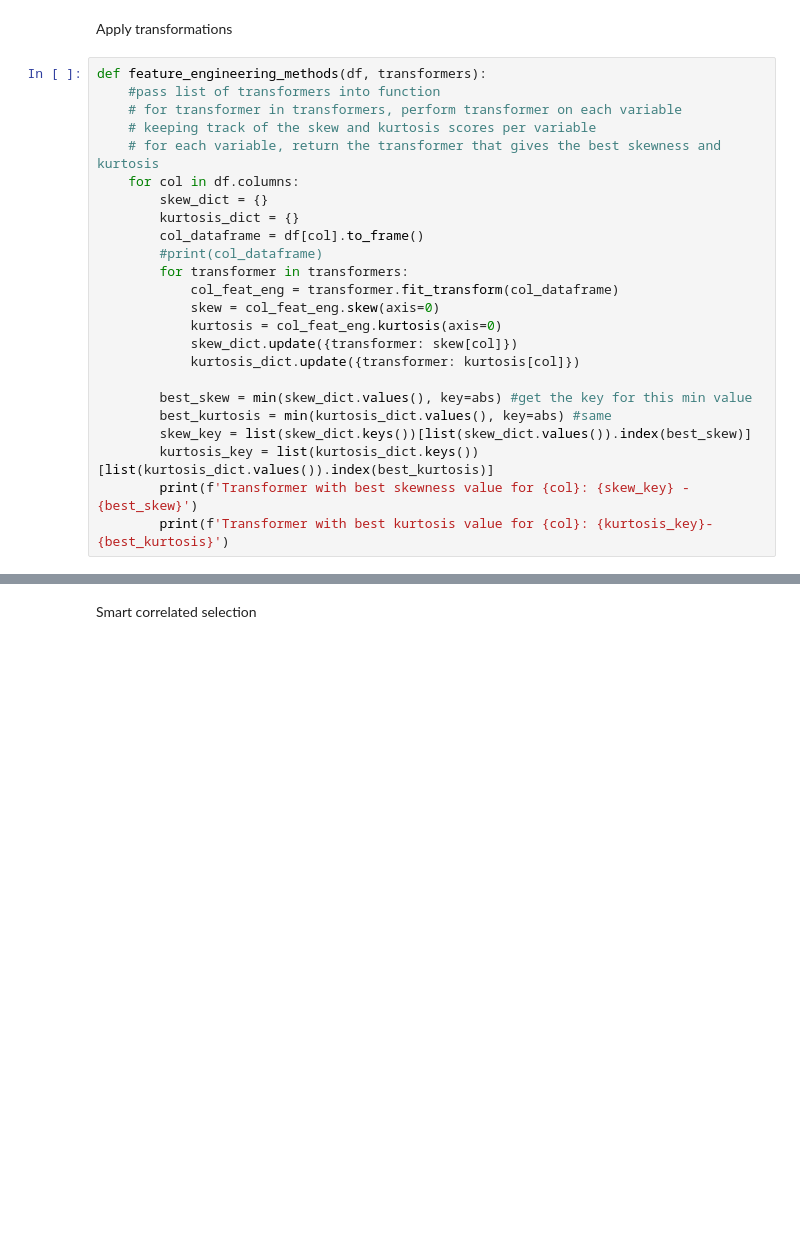
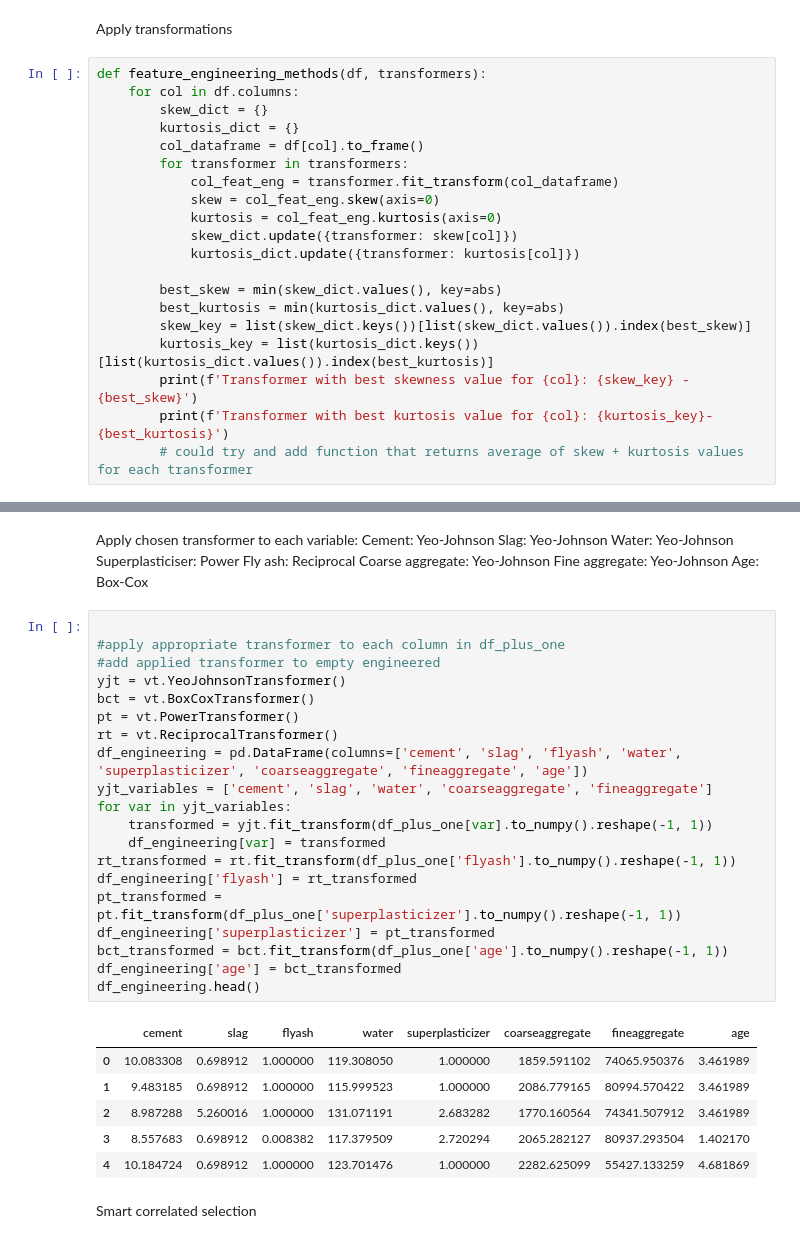
Before and after one commit to Dante-Cadiz/concrete-strength, a Jupyter notebook: jupyter_notebooks/FeatureEngineering.ipynb, the cells around one changed output, grey strips where cells are left out. Cells and saved outputs as stored; diff of their text form; blank space fills up the shorter version.

Commit message:
Apply transformations to data

```diff
--- a/jupyter_notebooks/FeatureEngineering.ipynb
+++ b/jupyter_notebooks/FeatureEngineering.ipynb
@@ -107,15 +107,10 @@ df_plus_one.head()
 Apply transformations
 # %%
 def feature_engineering_methods(df, transformers):
-    #pass list of transformers into function
-    # for transformer in transformers, perform transformer on each variable
-    # keeping track of the skew and kurtosis scores per variable
-    # for each variable, return the transformer that gives the best skewness and kurtosis
     for col in df.columns:
         skew_dict = {}
         kurtosis_dict = {}
         col_dataframe = df[col].to_frame()
-        #print(col_dataframe)
         for transformer in transformers:
             col_feat_eng = transformer.fit_transform(col_dataframe)
             skew = col_feat_eng.skew(axis=0)
@@ -123,12 +118,13 @@ def feature_engineering_methods(df, transformers):
             skew_dict.update({transformer: skew[col]})
             kurtosis_dict.update({transformer: kurtosis[col]})
 
-        best_skew = min(skew_dict.values(), key=abs) #get the key for this min value
-        best_kurtosis = min(kurtosis_dict.values(), key=abs) #same
+        best_skew = min(skew_dict.values(), key=abs)
+        best_kurtosis = min(kurtosis_dict.values(), key=abs)
         skew_key = list(skew_dict.keys())[list(skew_dict.values()).index(best_skew)]
         kurtosis_key = list(kurtosis_dict.keys())[list(kurtosis_dict.values()).index(best_kurtosis)]
         print(f'Transformer with best skewness value for {col}: {skew_key} - {best_skew}')
         print(f'Transformer with best kurtosis value for {col}: {kurtosis_key}- {best_kurtosis}')
+        # could try and add function that returns average of skew + kurtosis values for each transformer
 # %%
 transformers_list = ((
     vt.LogTransformer(),
@@ -158,5 +154,43 @@ Transformer with best skewness value for fineaggregate: YeoJohnsonTransformer()
 Transformer with best kurtosis value for fineaggregate: PowerTransformer()- -0.03715281985038166
 Transformer with best skewness value for age: BoxCoxTransformer() - -0.002116585265156606
 Transformer with best kurtosis value for age: BoxCoxTransformer()- -0.33666202422369906
+# %% [markdown]
+Apply chosen transformer to each variable:
+Cement: Yeo-Johnson
+Slag: Yeo-Johnson
+Water: Yeo-Johnson
+Superplasticiser: Power
+Fly ash: Reciprocal
+Coarse aggregate: Yeo-Johnson
+Fine aggregate: Yeo-Johnson
+Age: Box-Cox
+# %%
+
+#apply appropriate transformer to each column in df_plus_one
+#add applied transformer to empty engineered
+yjt = vt.YeoJohnsonTransformer()
+bct = vt.BoxCoxTransformer()
+pt = vt.PowerTransformer()
+rt = vt.ReciprocalTransformer()
+df_engineering = pd.DataFrame(columns=['cement', 'slag', 'flyash', 'water',
+'superplasticizer', 'coarseaggregate', 'fineaggregate', 'age'])
+yjt_variables = ['cement', 'slag', 'water', 'coarseaggregate', 'fineaggregate']
+for var in yjt_variables:
+    transformed = yjt.fit_transform(df_plus_one[var].to_numpy().reshape(-1, 1))
+    df_engineering[var] = transformed
+rt_transformed = rt.fit_transform(df_plus_one['flyash'].to_numpy().reshape(-1, 1))
+df_engineering['flyash'] = rt_transformed
+pt_transformed = pt.fit_transform(df_plus_one['superplasticizer'].to_numpy().reshape(-1, 1))
+df_engineering['superplasticizer'] = pt_transformed
+bct_transformed = bct.fit_transform(df_plus_one['age'].to_numpy().reshape(-1, 1))
+df_engineering['age'] = bct_transformed
+df_engineering.head()
+# %% [output]
+|  | cement | slag | flyash | water | superplasticizer | coarseaggregate | fineaggregate | age |
+| 0 | 10.083308 | 0.698912 | 1.000000 | 119.308050 | 1.000000 | 1859.591102 | 74065.950376 | 3.461989 |
+| 1 | 9.483185 | 0.698912 | 1.000000 | 115.999523 | 1.000000 | 2086.779165 | 80994.570422 | 3.461989 |
+| 2 | 8.987288 | 5.260016 | 1.000000 | 131.071191 | 2.683282 | 1770.160564 | 74341.507912 | 3.461989 |
+| 3 | 8.557683 | 0.698912 | 0.008382 | 117.379509 | 2.720294 | 2065.282127 | 80937.293504 | 1.402170 |
+| 4 | 10.184724 | 0.698912 | 1.000000 | 123.701476 | 1.000000 | 2282.625099 | 55427.133259 | 4.681869 |
 # %% [markdown]
 Smart correlated selection
```
